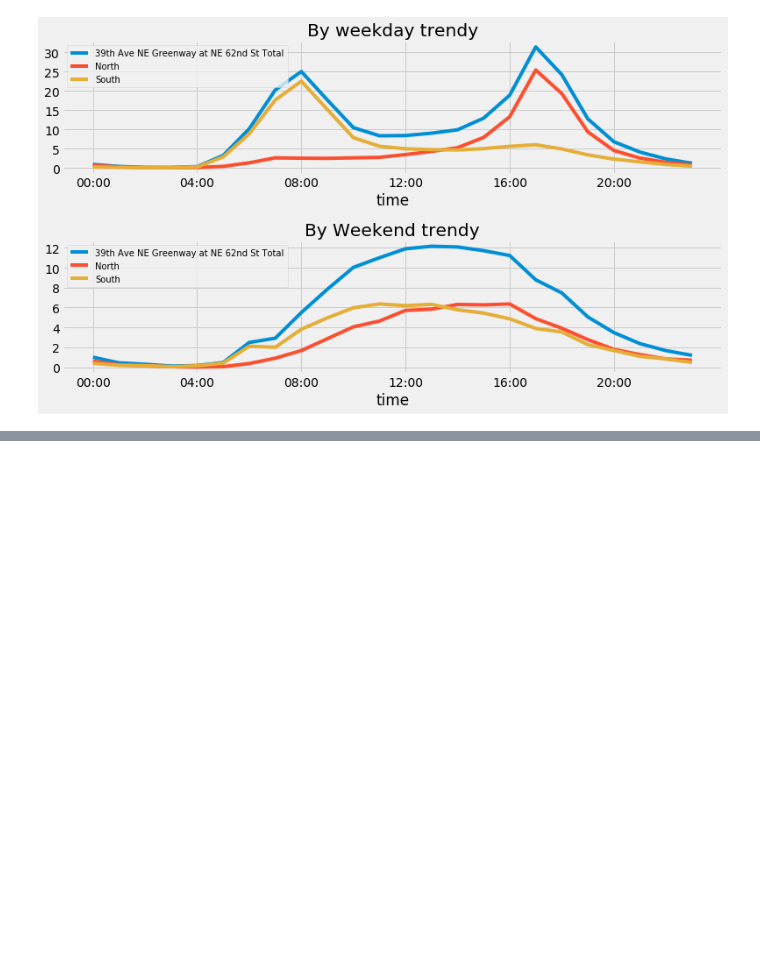
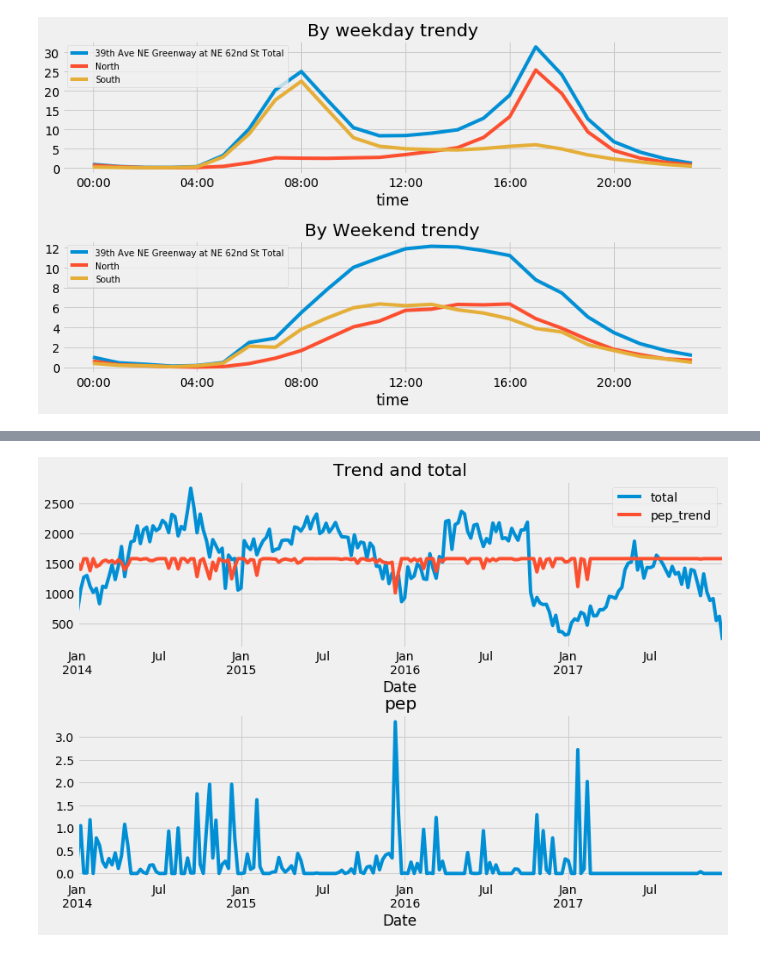
Before and after one commit to huy105/Python-analyst, a Jupyter notebook: 39th_Ave_NE_Greenway_at_NE_62nd_analyst.ipynb, the cells around one changed output, grey strips where cells are left out. Saved outputs shown, nothing was run; the diff lists cells and outputs as text; code cells hidden in the pictures; blank space fills up the shorter version.

```diff
--- a/39th_Ave_NE_Greenway_at_NE_62nd_analyst.ipynb
+++ b/39th_Ave_NE_Greenway_at_NE_62nd_analyst.ipynb
@@ -182,0 +226,5 @@ with plt.style.context("fivethirtyeight"):
+# %%
+# Join data of pep by week with bicycle counter by week ("weekly")
+total_data = weekly.join(pep_by_week)
+total_data.rename(columns={'39th Ave NE Greenway at NE 62nd St Total':'total'}, inplace=True)
+total_data.dropna(inplace = True)
@@ -182,0 +241,19 @@ with plt.style.context("fivethirtyeight"):
+# %%
+# We use Linear Regression to predict the trend of the rider
+from sklearn.linear_model import LinearRegression
+
+X = total_data[["PRCP"]]
+y = total_data['total']
+clf = LinearRegression().fit(X, y)
+
+total_data['pep_trend'] = clf.predict(X)
+# %%
+with plt.style.context("fivethirtyeight"):
+    fig, ax = plt.subplots(2, 1, figsize = (12,8))
+    plt.subplots_adjust(hspace = 0.4)
+    total_data[['total', 'pep_trend']].plot(ax = ax[0])
+    ax[0].set(title = "Trend and total")
+    total_data["PRCP"].plot(ax = ax[1])
+    ax[1].set(title = "pep")
+# %% [output]
+[figure, added]
```
Also changed, not shown: parts of 8 cells of this notebook.
